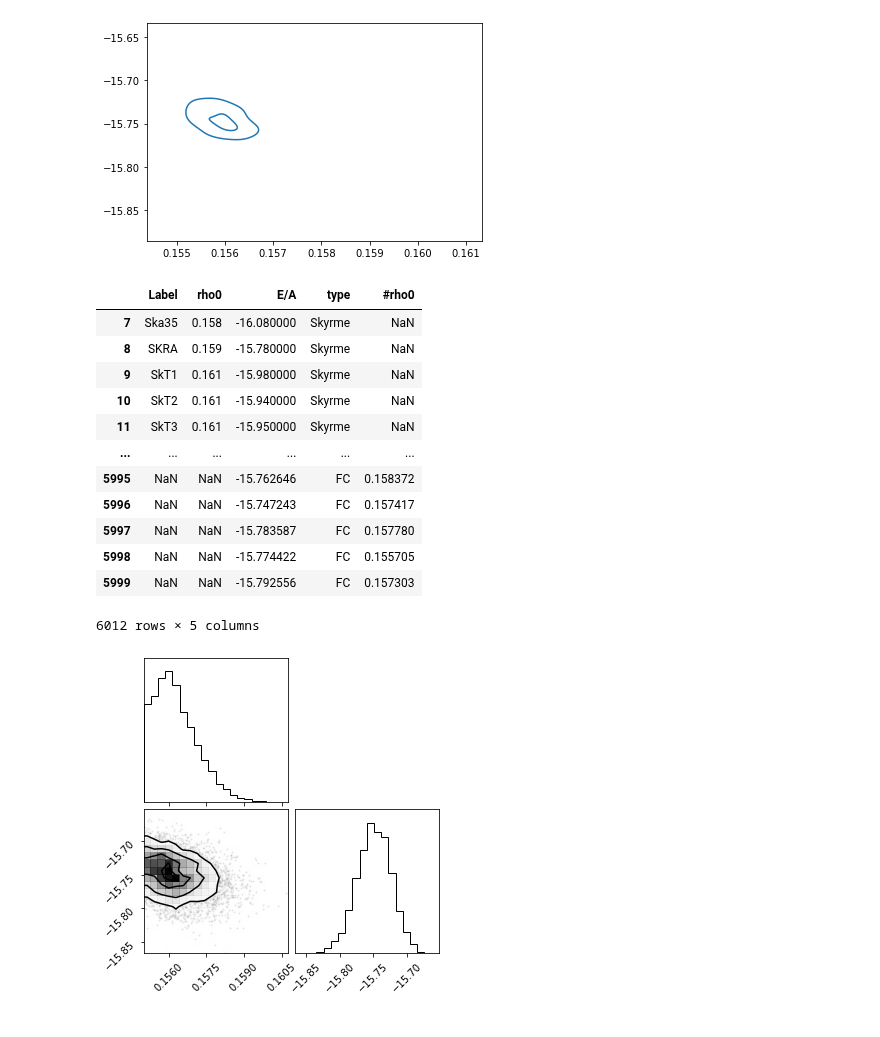
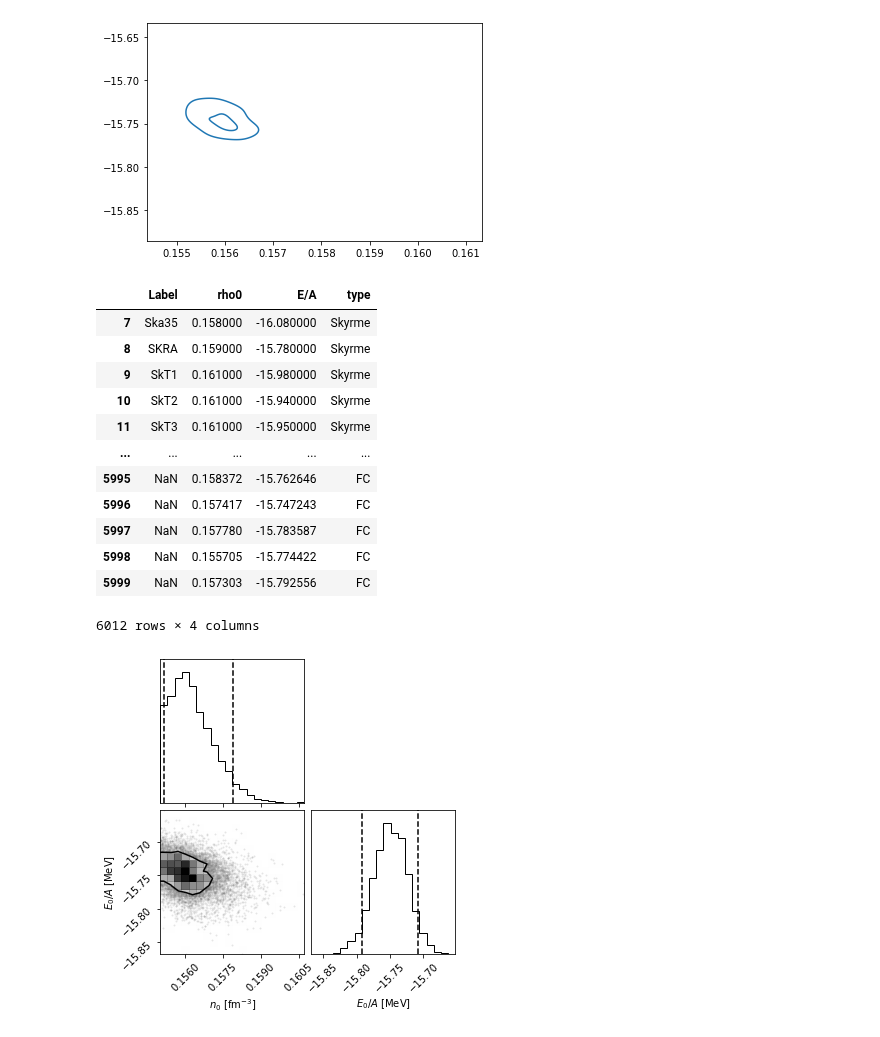
Before and after one commit to cdrischler/nuclear_saturation, a Jupyter notebook: Contour Map.ipynb, the cells around one changed output. Cells and saved outputs as stored; diff of their text form; code cells hidden in the pictures.

Commit message:
edited nuclear saturation plot

```diff
--- a/Contour Map.ipynb
+++ b/Contour Map.ipynb
@@ -21,33 +21,33 @@ data_skyrme=pd.read_csv("data/satpoints_skyrme.csv", comment="#", dtype=dtypes)
 data_skyrme["type"]="Skyrme"
 data_rmf=pd.read_csv("data/satpoints_rmf.csv", comment="#", dtype=dtypes)
 data_rmf["type"]="RMF"
-data_FC=pd.read_csv("data/forChristan_samples1.csv", dtype=dtypes)
+data_FC=pd.read_csv("data/forChristan_samples1.csv", comment="#", dtype=dtypes, names=["rho0","E/A"])
 data_FC["type"]="FC"
 data=pd.concat([data_skyrme,data_rmf,data_FC])
 
 data.tail(n=6012)
 # %% [output]
-|  | Label | rho0 | E/A | type | #rho0 |
-| 7 | Ska35 | 0.158 | -16.080000 | Skyrme | NaN |
-| 8 | SKRA | 0.159 | -15.780000 | Skyrme | NaN |
-| 9 | SkT1 | 0.161 | -15.980000 | Skyrme | NaN |
-| 10 | SkT2 | 0.161 | -15.940000 | Skyrme | NaN |
-| 11 | SkT3 | 0.161 | -15.950000 | Skyrme | NaN |
-| ... | ... | ... | ... | ... | ... |
-| 5995 | NaN | NaN | -15.762646 | FC | 0.158372 |
-| 5996 | NaN | NaN | -15.747243 | FC | 0.157417 |
-| 5997 | NaN | NaN | -15.783587 | FC | 0.157780 |
-| 5998 | NaN | NaN | -15.774422 | FC | 0.155705 |
-| 5999 | NaN | NaN | -15.792556 | FC | 0.157303 |
+|  | Label | rho0 | E/A | type |
+| 7 | Ska35 | 0.158000 | -16.080000 | Skyrme |
+| 8 | SKRA | 0.159000 | -15.780000 | Skyrme |
+| 9 | SkT1 | 0.161000 | -15.980000 | Skyrme |
+| 10 | SkT2 | 0.161000 | -15.940000 | Skyrme |
+| 11 | SkT3 | 0.161000 | -15.950000 | Skyrme |
+| ... | ... | ... | ... | ... |
+| 5995 | NaN | 0.158372 | -15.762646 | FC |
+| 5996 | NaN | 0.157417 | -15.747243 | FC |
+| 5997 | NaN | 0.157780 | -15.783587 | FC |
+| 5998 | NaN | 0.155705 | -15.774422 | FC |
+| 5999 | NaN | 0.157303 | -15.792556 | FC |
-6012 rows × 5 columns
+6012 rows × 4 columns
 # %%
 def plotcorner(filename):
     data = np.loadtxt(filename, delimiter = ",", skiprows = 1)
-    corner.corner(data)
+    corner.corner(data, labels=['$n_0$ [fm$^{-3}$]','$E_0/A$ [MeV]'], quantiles=(0.05, 0.95), levels=(.54,))
 
 plotcorner("data/forChristan_samples1.csv")
 # %% [output]
-[figure, old version]
+[figure, new version]
 # %%
 plotcorner("data/forChristan_samples2.csv")
 # %% [output]
```
Also changed, not shown: parts of 2 cells of this notebook, 1 other file.
